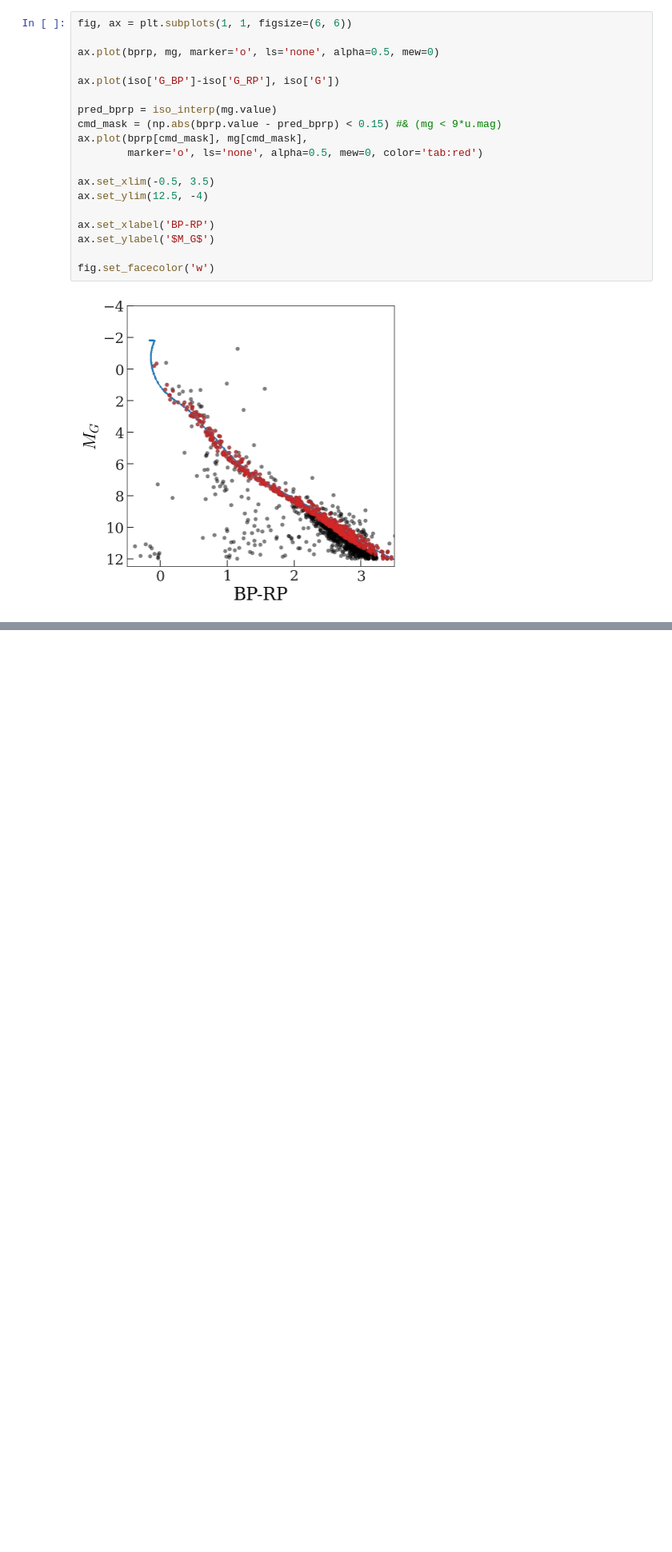
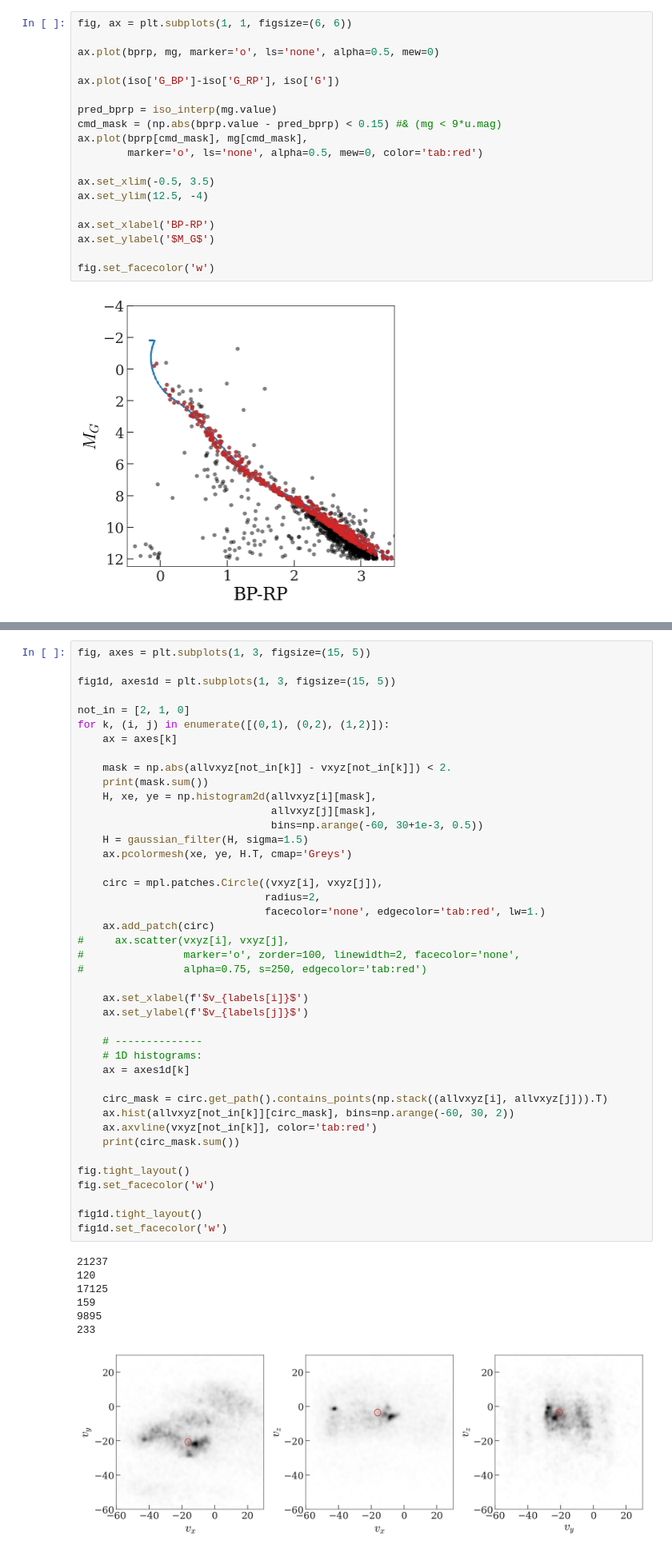
Before and after one commit to christinahedges/cuddly-system, a Jupyter notebook: notebooks/UVW.ipynb, the cells around one changed output, grey strips where cells are left out. Shown at 80% size. Drawn from its saved outputs; the diff is of its cells as text; blank space fills up the shorter version.

```diff
--- a/notebooks/UVW.ipynb
+++ b/notebooks/UVW.ipynb
@@ -120,0 +136,50 @@ for cuddly in [True, False]:
+# %%
+fig, axes = plt.subplots(1, 3, figsize=(15, 5))
+
+fig1d, axes1d = plt.subplots(1, 3, figsize=(15, 5))
+
+not_in = [2, 1, 0]
+for k, (i, j) in enumerate([(0,1), (0,2), (1,2)]):
+    ax = axes[k]
+
+    mask = np.abs(allvxyz[not_in[k]] - vxyz[not_in[k]]) < 2.
+    print(mask.sum())
+    H, xe, ye = np.histogram2d(allvxyz[i][mask],
+                               allvxyz[j][mask],
+                               bins=np.arange(-60, 30+1e-3, 0.5))
+    H = gaussian_filter(H, sigma=1.5)
+    ax.pcolormesh(xe, ye, H.T, cmap='Greys')
+
+    circ = mpl.patches.Circle((vxyz[i], vxyz[j]),
+                              radius=2,
+                              facecolor='none', edgecolor='tab:red', lw=1.)
+    ax.add_patch(circ)
+#     ax.scatter(vxyz[i], vxyz[j],
+#                marker='o', zorder=100, linewidth=2, facecolor='none',
+#                alpha=0.75, s=250, edgecolor='tab:red')
+
+    ax.set_xlabel(f'$v_{labels[i]}$')
+    ax.set_ylabel(f'$v_{labels[j]}$')
+
+    # --------------
+    # 1D histograms:
+    ax = axes1d[k]
+
+    circ_mask = circ.get_path().contains_points(np.stack((allvxyz[i], allvxyz[j])).T)
+    ax.hist(allvxyz[not_in[k]][circ_mask], bins=np.arange(-60, 30, 2))
+    ax.axvline(vxyz[not_in[k]], color='tab:red')
+    print(circ_mask.sum())
+
+fig.tight_layout()
+fig.set_facecolor('w')
+
+fig1d.tight_layout()
+fig1d.set_facecolor('w')
+# %% [output]
+21237
+120
+17125
+159
+9895
+233
+[figure, added]
```
Also changed, not shown: parts of 15 cells of this notebook, 8 other files.
